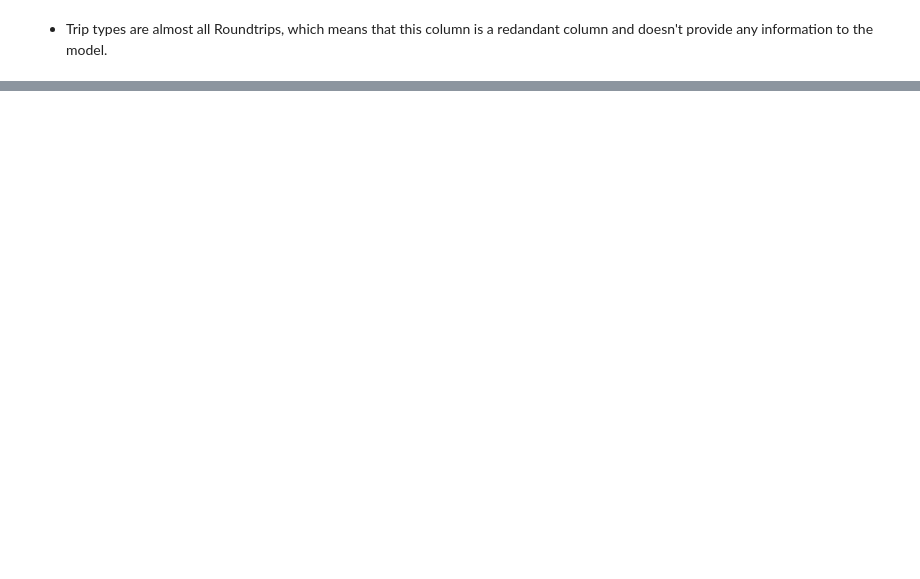
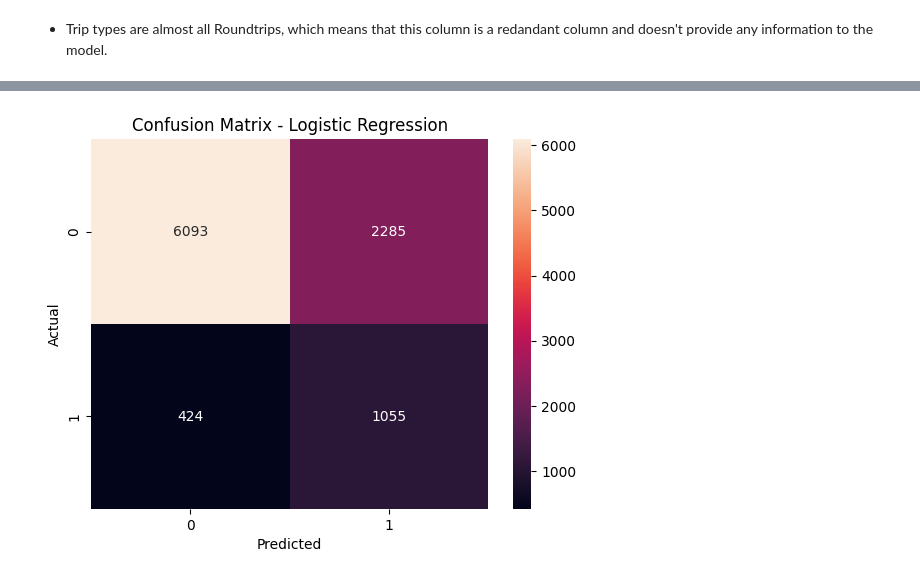
Before and after one commit to youssefsame7/British-Airways-Virtual-Internship, a Jupyter notebook: task2.ipynb, the cells around one changed output, grey strips where cells are left out. Drawn from its saved outputs; the diff is of its cells as text; code cells hidden in the pictures; blank space fills up the shorter version.

```diff
--- a/task2.ipynb
+++ b/task2.ipynb
@@ -209,13 +212,14 @@ X_test_scaled = scaler.transform(X_test[num_cols])
 # %%
-#encoding categorical variables
-from sklearn.preprocessing import OneHotEncoder
 from sklearn.preprocessing import TargetEncoder
+from sklearn.preprocessing import LabelEncoder
 
-encoder = OneHotEncoder(drop='first', sparse_output=False)
-X_train_encoded = encoder.fit_transform(X_train[['flight_day']])
-X_test_encoded = encoder.transform(X_test[['flight_day']])
+le = LabelEncoder()
+X_train['flight_day'] = le.fit_transform(X_train['flight_day'])
+X_test['flight_day'] = le.transform(X_test['flight_day'])
 
 # TargetEncoder works great for high cardinality
 te = TargetEncoder(smooth="auto")
-X_train_encoded = te.fit_transform(X_train[['booking_origin', 'route']], y_train)
-X_test_encoded = te.transform(X_test[['booking_origin', 'route']])
+cols = ['booking_origin', 'route']
+for col in cols:
+  X_train[col] = te.fit_transform(X_train[[col]], y_train)
+  X_test[col] = te.transform(X_test[[col]])
@@ -242,0 +345,13 @@ ImportError: cannot import name '_average' from 'sklearn.utils._array_api' (c:\U
+# %%
+from sklearn.metrics import confusion_matrix
+
+lr.fit(X_train_scaled, y_train)
+lr_preds = lr.predict(X_test_scaled)
+cm_lr = confusion_matrix(y_test, lr_preds)
+sns.heatmap(cm_lr, annot=True, fmt='d')
+plt.xlabel('Predicted')
+plt.ylabel('Actual')
+plt.title('Confusion Matrix - Logistic Regression')
+plt.show()
+# %% [output]
+[figure, added]
```
Also changed, not shown: parts of 20 cells of this notebook, 1 other file.
